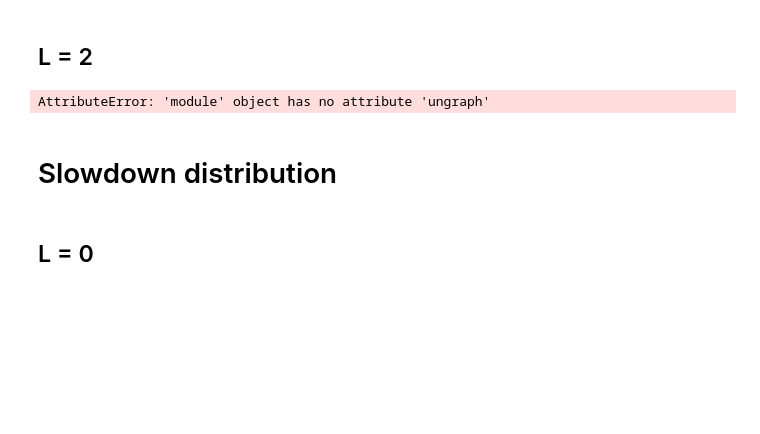
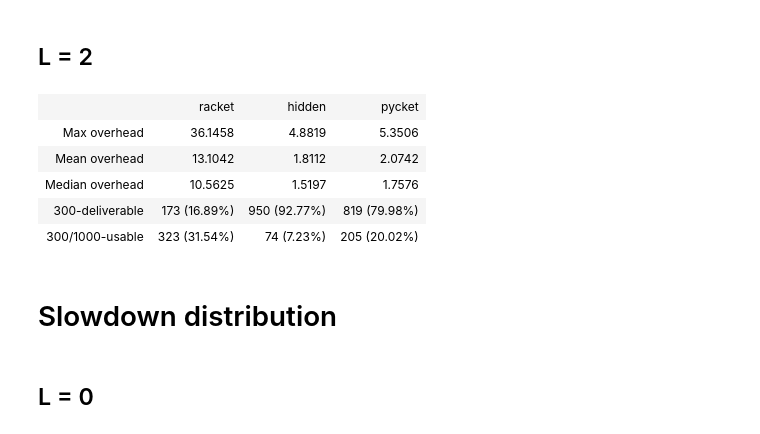
Before and after one commit to sabauma/gradual-typing-timings, a Jupyter notebook: Performance.ipynb, the cells around one changed output. Cells and saved outputs as stored; diff of their text form; code cells hidden in the pictures; blank space fills up the shorter version.

```diff
--- a/Performance.ipynb
+++ b/Performance.ipynb
@@ -143,13 +143,18 @@ make_deliverable_table(racket=racket_slowdown1,pycket=pycket_slowdown1,hidden=hi
 ## L = 2
 # %%
 graph2 = lnm.compute_lnm_times(slowdown_graph, L=2)
-_, data2 = lnm.ungraph(graph2)
+_, data2 = graph2.ungraph()
 racket_slowdown2 = data2[:,0]
 pycket_slowdown2 = data2[:,1]
 hidden_slowdown2 = data2[:,2]
 make_deliverable_table(racket=racket_slowdown2,pycket=pycket_slowdown2,hidden=hidden_slowdown2)
 # %% [output]
-AttributeError: 'module' object has no attribute 'ungraph'
+|  | racket | hidden | pycket |
+| Max overhead | 36.1458 | 4.8819 | 5.3506 |
+| Mean overhead | 13.1042 | 1.8112 | 2.0742 |
+| Median overhead | 10.5625 | 1.5197 | 1.7576 |
+| 300-deliverable | 173 (16.89%) | 950 (92.77%) | 819 (79.98%) |
+| 300/1000-usable | 323 (31.54%) | 74 (7.23%) | 205 (20.02%) |
 # %% [markdown]
 # Slowdown distribution
 # %% [markdown]
```
Also changed, not shown: parts of 9 cells of this notebook, 1 other file.
